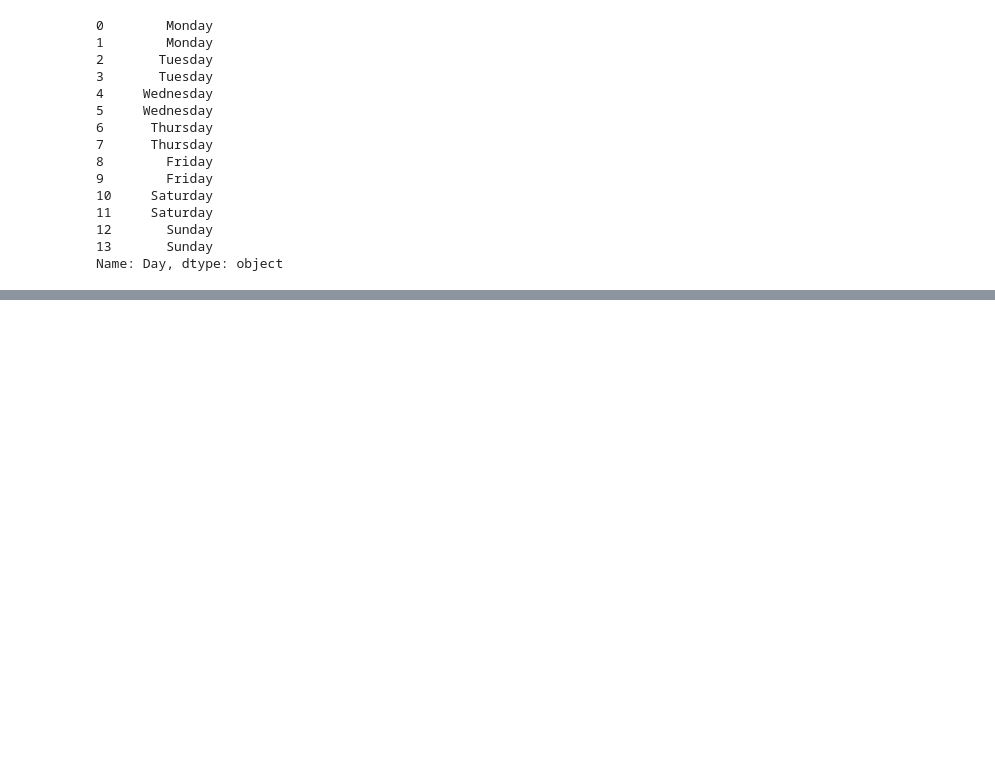
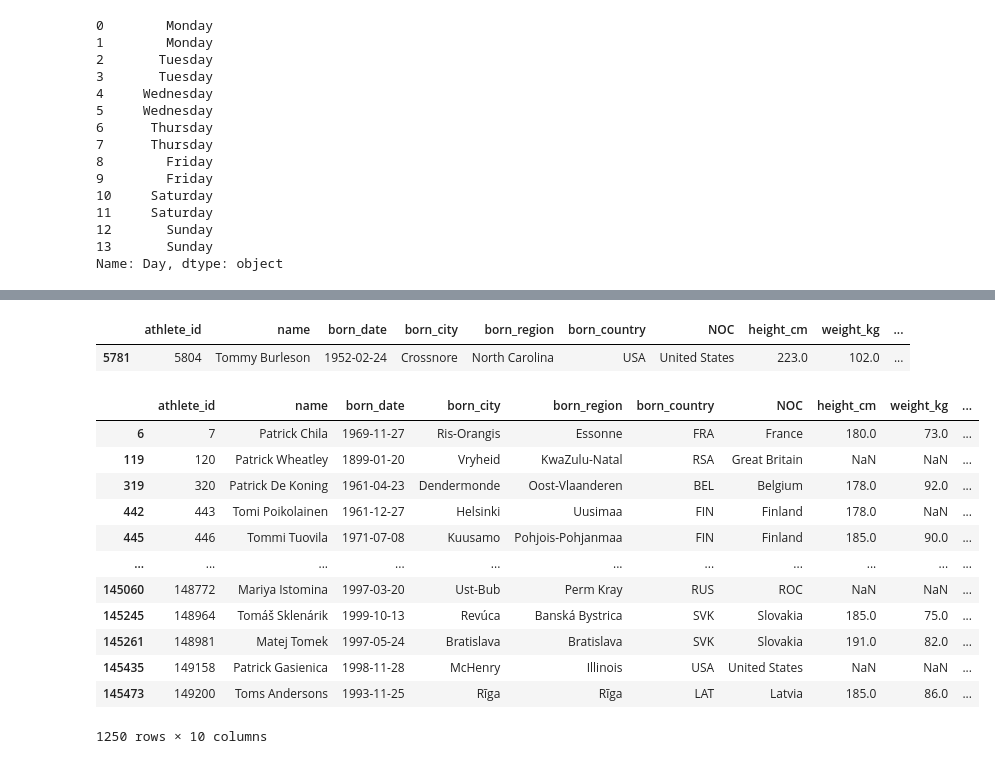
Before and after one commit to virvihuta/winter-2025, a Jupyter notebook: pandas_recap.ipynb, the cells around one changed output, grey strips where cells are left out. Cells and saved outputs as stored; diff of their text form; code cells hidden in the pictures; blank space fills up the shorter version.

```diff
--- a/pandas_recap.ipynb
+++ b/pandas_recap.ipynb
@@ -166,0 +208,3 @@ Name: Day, dtype: object
+# %%
+bios = pd.read_csv('Datasets/bios.csv')
+bios.head()
@@ -166,0 +244,21 @@ Name: Day, dtype: object
+# %%
+bios[(bios['height_cm'] >= 220) & (bios['born_country']=='USA')]
+# %% [output]
+|  | athlete_id | name | born_date | born_city | born_region | born_country | NOC | height_cm | weight_kg | ... |
+| 5781 | 5804 | Tommy Burleson | 1952-02-24 | Crossnore | North Carolina | USA | United States | 223.0 | 102.0 | ... |
+# %%
+bios[bios['name'].str.contains('Tom|Patrick', case=False)]
+# %% [output]
+|  | athlete_id | name | born_date | born_city | born_region | born_country | NOC | height_cm | weight_kg | ... |
+| 6 | 7 | Patrick Chila | 1969-11-27 | Ris-Orangis | Essonne | FRA | France | 180.0 | 73.0 | ... |
+| 119 | 120 | Patrick Wheatley | 1899-01-20 | Vryheid | KwaZulu-Natal | RSA | Great Britain | NaN | NaN | ... |
+| 319 | 320 | Patrick De Koning | 1961-04-23 | Dendermonde | Oost-Vlaanderen | BEL | Belgium | 178.0 | 92.0 | ... |
+| 442 | 443 | Tomi Poikolainen | 1961-12-27 | Helsinki | Uusimaa | FIN | Finland | 178.0 | NaN | ... |
+| 445 | 446 | Tommi Tuovila | 1971-07-08 | Kuusamo | Pohjois-Pohjanmaa | FIN | Finland | 185.0 | 90.0 | ... |
+| ... | ... | ... | ... | ... | ... | ... | ... | ... | ... | ... |
+| 145060 | 148772 | Mariya Istomina | 1997-03-20 | Ust-Bub | Perm Kray | RUS | ROC | NaN | NaN | ... |
+| 145245 | 148964 | Tomáš Sklenárik | 1999-10-13 | Revúca | Banská Bystrica | SVK | Slovakia | 185.0 | 75.0 | ... |
+| 145261 | 148981 | Matej Tomek | 1997-05-24 | Bratislava | Bratislava | SVK | Slovakia | 191.0 | 82.0 | ... |
+| 145435 | 149158 | Patrick Gasienica | 1998-11-28 | McHenry | Illinois | USA | United States | NaN | NaN | ... |
+| 145473 | 149200 | Toms Andersons | 1993-11-25 | Rīga | Rīga | LAT | Latvia | 185.0 | 86.0 | ... |
+1250 rows × 10 columns
```
Also changed, not shown: parts of 8 cells of this notebook.
